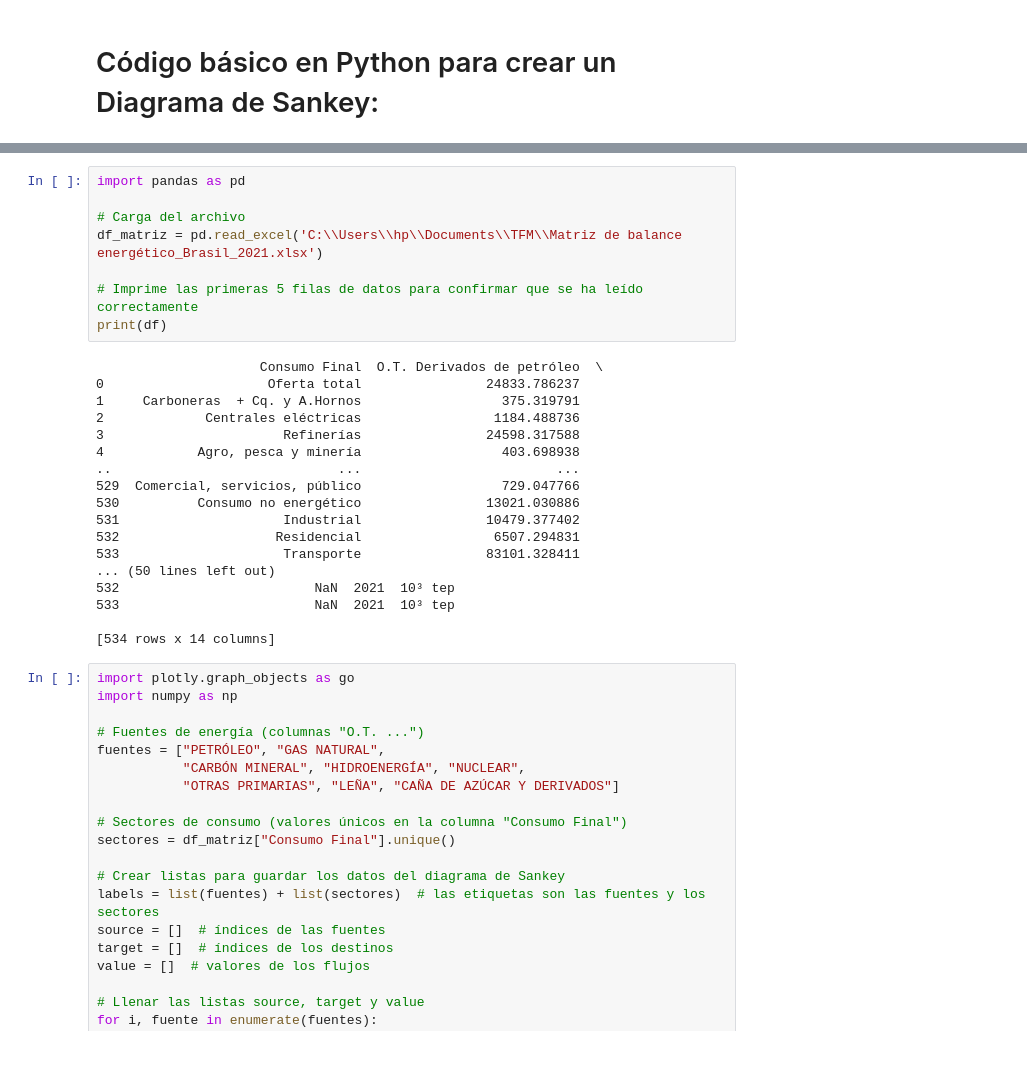
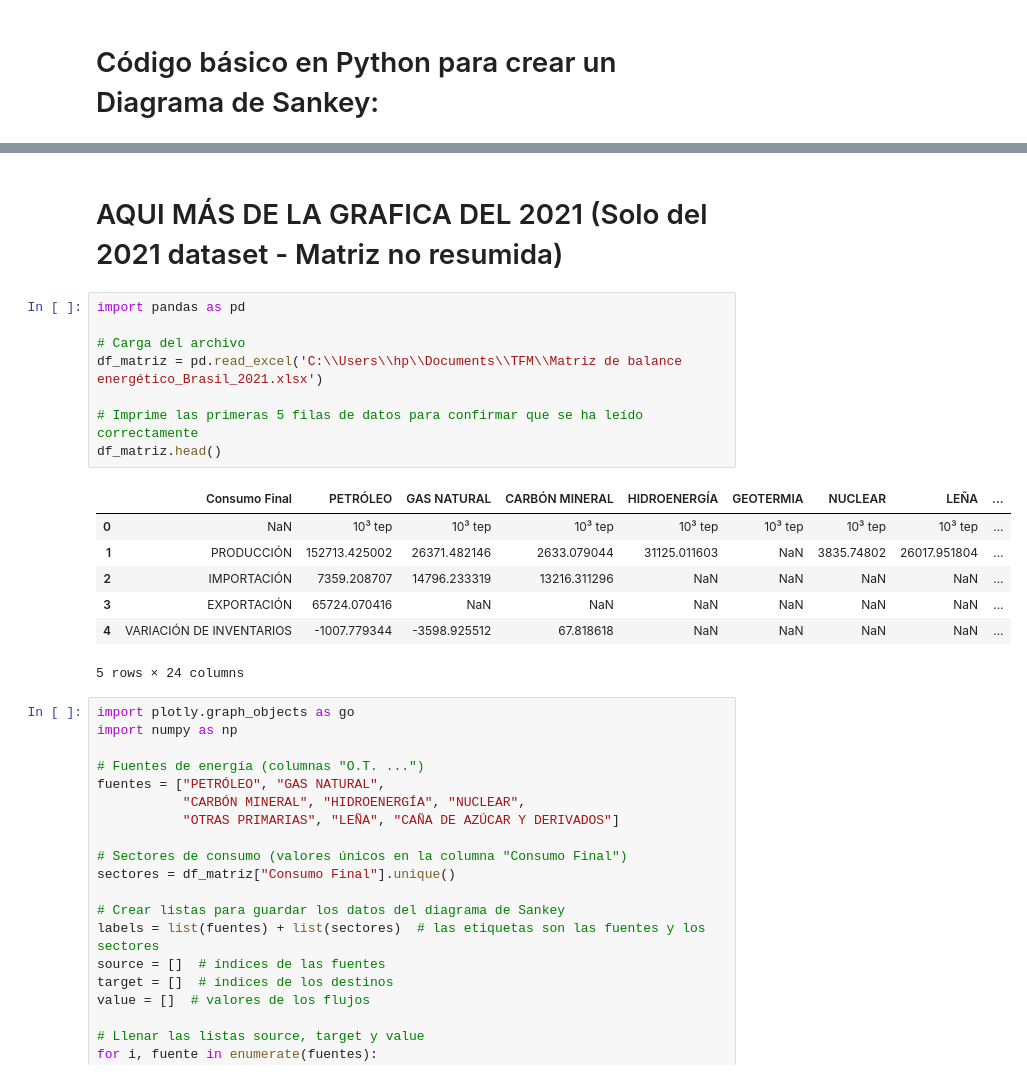
Before and after one commit to NamNguyen2015/TFM, a Jupyter notebook: codes/TFM_RMFP.ipynb, the cells around one changed output, grey strips where cells are left out. Saved outputs shown, nothing was run; the diff lists cells and outputs as text.

```diff
--- a/codes/TFM_RMFP.ipynb
+++ b/codes/TFM_RMFP.ipynb
@@ -114,29 +276,21 @@ fig.show()
+# %% [markdown]
+# AQUI MÁS DE LA GRAFICA DEL 2021 (Solo del 2021 dataset - Matriz no resumida)
 # %%
 import pandas as pd
 
 # Carga del archivo
 df_matriz = pd.read_excel('C:\\Users\\hp\\Documents\\TFM\\Matriz de balance energético_Brasil_2021.xlsx')
 
 # Imprime las primeras 5 filas de datos para confirmar que se ha leído correctamente
-print(df)
+df_matriz.head()
 # %% [output]
+|  | Consumo Final | PETRÓLEO | GAS NATURAL | CARBÓN MINERAL | HIDROENERGÍA | GEOTERMIA | NUCLEAR | LEÑA | ... |
+| 0 | NaN | 10³ tep | 10³ tep | 10³ tep | 10³ tep | 10³ tep | 10³ tep | 10³ tep | ... |
+| 1 | PRODUCCIÓN | 152713.425002 | 26371.482146 | 2633.079044 | 31125.011603 | NaN | 3835.74802 | 26017.951804 | ... |
+| 2 | IMPORTACIÓN | 7359.208707 | 14796.233319 | 13216.311296 | NaN | NaN | NaN | NaN | ... |
+| 3 | EXPORTACIÓN | 65724.070416 | NaN | NaN | NaN | NaN | NaN | NaN | ... |
+| 4 | VARIACIÓN DE INVENTARIOS | -1007.779344 | -3598.925512 | 67.818618 | NaN | NaN | NaN | NaN | ... |
-                     Consumo Final  O.T. Derivados de petróleo  \
-0                     Oferta total                24833.786237
-1     Carboneras  + Cq. y A.Hornos                  375.319791
-2             Centrales eléctricas                 1184.488736
-3                       Refinerías                24598.317588
-4            Agro, pesca y minería                  403.698938
-..                             ...                         ...
-529  Comercial, servicios, público                  729.047766
-530          Consumo no energético                13021.030886
-531                     Industrial                10479.377402
-532                    Residencial                 6507.294831
-533                     Transporte                83101.328411
-... (50 lines left out)
-532                         NaN  2021  10³ tep
-533                         NaN  2021  10³ tep
-
-[534 rows x 14 columns]
+5 rows × 24 columns
 # %%
 import plotly.graph_objects as go
 import numpy as np
```
Also changed, not shown: parts of 16 cells of this notebook.
